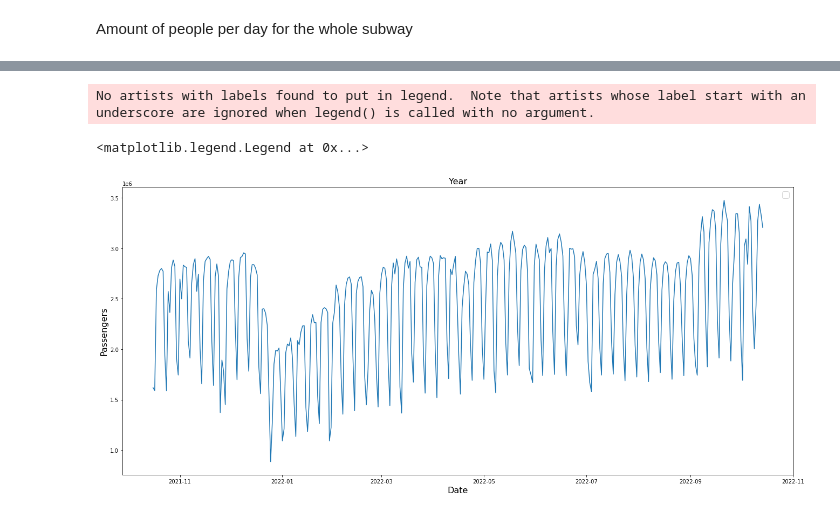
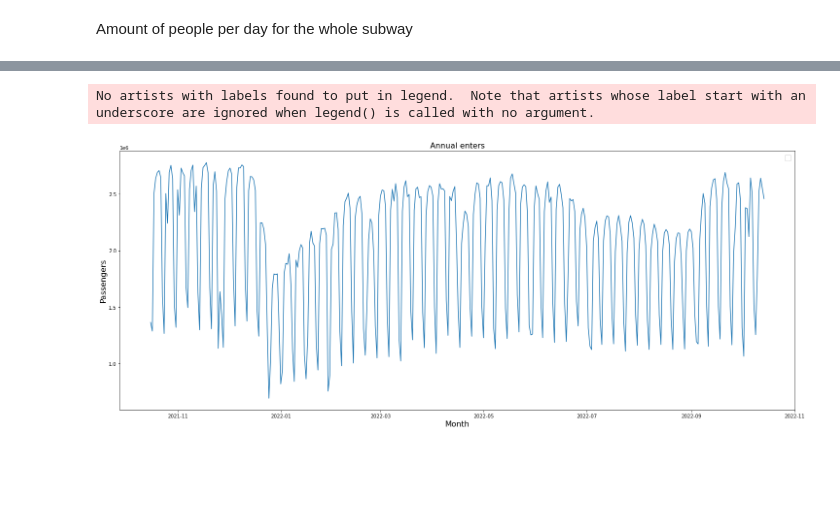
Before and after one commit to lmarett8/nyc_subway_traffic, a Jupyter notebook: notebooks/02_Gleb_EDA.ipynb, the cells around one changed output, grey strips where cells are left out. Saved outputs shown, nothing was run; the diff lists cells and outputs as text; code cells hidden in the pictures; blank space fills up the shorter version.

Commit message:
01 - abs instead of reverse, 02 - comm and plots

```diff
--- a/notebooks/02_Gleb_EDA.ipynb
+++ b/notebooks/02_Gleb_EDA.ipynb
@@ -154,21 +136,16 @@ df.groupby(df.index.floor("4h")).sum()
 # %%
-
 # Initialize the matplotlib figure
-f, ax = plt.subplots(figsize=(18, 8))
+f, ax = plt.subplots(figsize=(20, 8))
 f.tight_layout()
 # Plot
 kwargs = {'alpha':0.85}
 sns.set_color_codes("pastel")
-sns.lineplot(data = df.groupby(df.index.floor("d")).sum()["exits_abs"],ax=ax)
-# sns.barplot(x="exits_abs", y=df.index, data=df,label="Exits", color="r", **kwargs,ax=ax)
-# sns.barplot(x="entries_abs", y=df.index, data=df,label="Entries", color="b",**kwargs)
-ax.set_title("Year",fontsize=16)
-ax.set_xlabel('Date', fontsize = 16)
+sns.lineplot(data = df.groupby(df.index.floor("d")).sum()["entries_abs"],ax=ax)
+ax.set_title("Annual enters",fontsize=16)
+ax.set_xlabel('Month', fontsize = 16)
 ax.set_ylabel("Passengers", fontsize = 16)
-ax.legend(fontsize = 16)
-# plt.subplots_adjust(bottom=0.15,left=0.3,right=3)
-# plt.savefig(f"../resources/{save}.jpg",bbox_inches="tight")
+ax.legend(fontsize = 16);
+plt.savefig(f"../resources/annual_entries.jpg",bbox_inches="tight")
 # %% [output]
 No artists with labels found to put in legend.  Note that artists whose label start with an underscore are ignored when legend() is called with no argument.
-<matplotlib.legend.Legend at 0x...>
-[figure, old version]
+[figure, new version]
```
Also changed, not shown: parts of 28 cells of this notebook, 14 other files.
